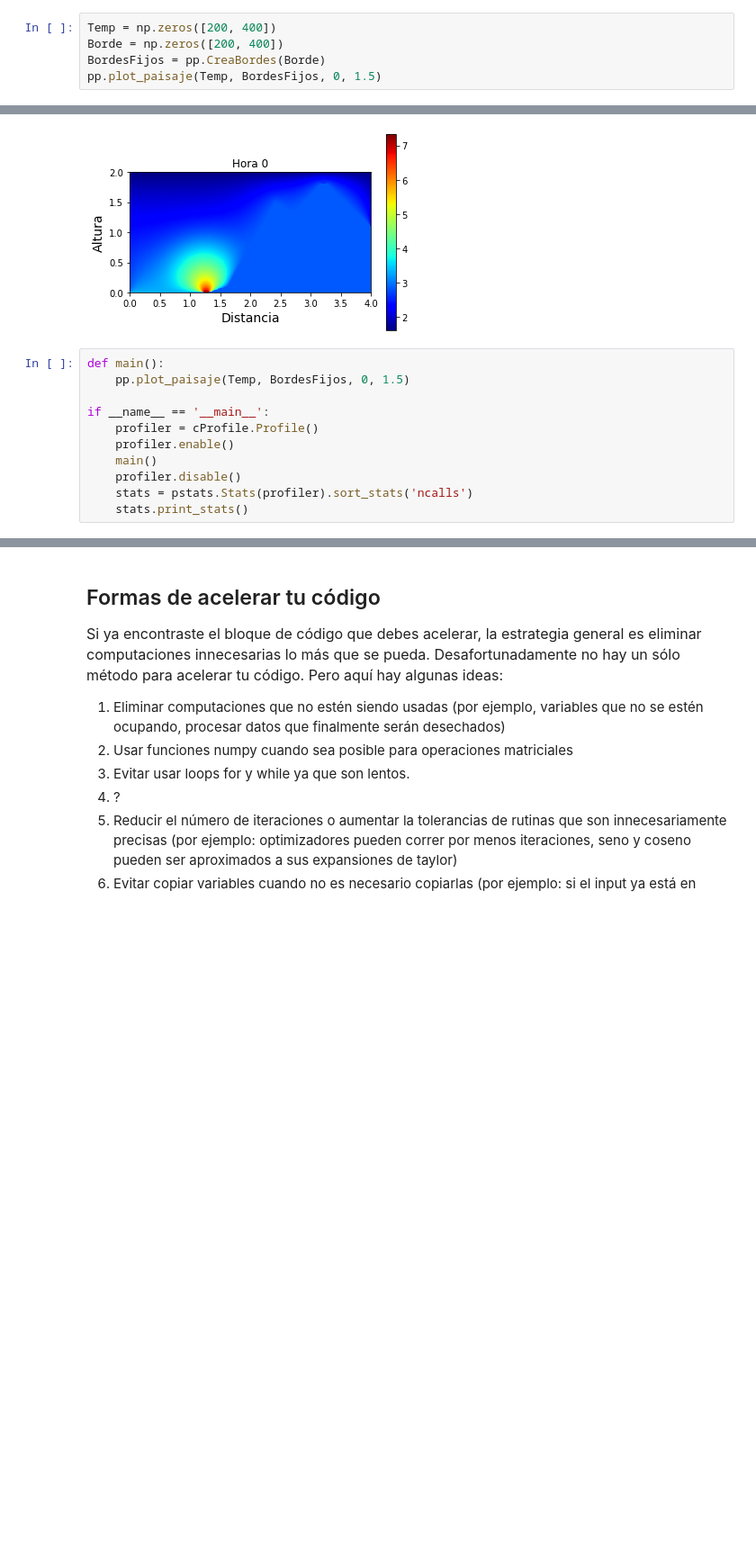
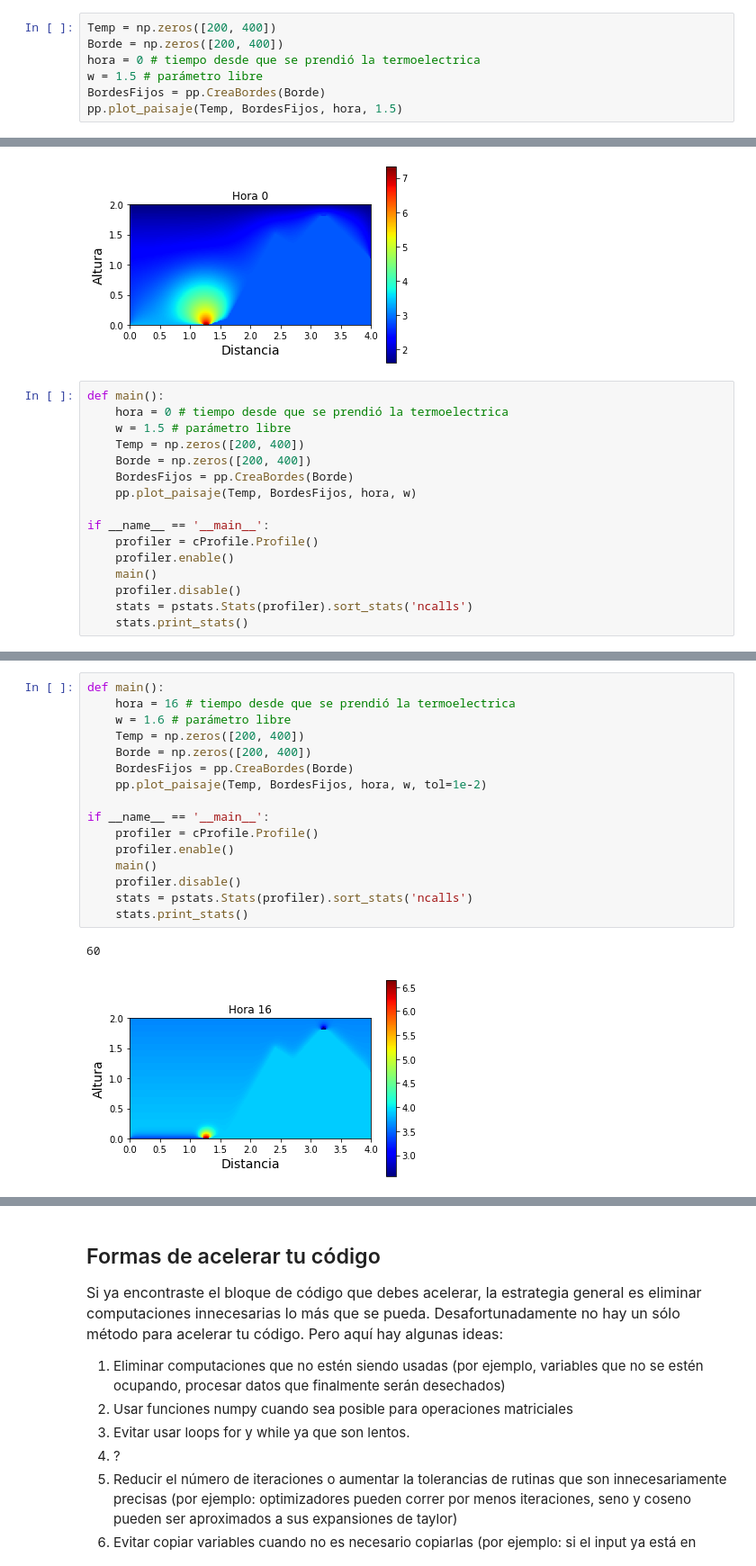
Before and after one commit to Science-and-Commit/Workshop_2022, a Jupyter notebook: 4_code_profilling_and_releasing/code_profiling.ipynb, the cells around one changed output, grey strips where cells are left out. Shown at 90% size. Cells and saved outputs as stored; diff of their text form; blank space fills up the shorter version.

```diff
--- a/4_code_profilling_and_releasing/code_profiling.ipynb
+++ b/4_code_profilling_and_releasing/code_profiling.ipynb
@@ -188,14 +191,21 @@ stats.sort_stats("time").print_stats('append', 15)
 # %%
 Temp = np.zeros([200, 400])
 Borde = np.zeros([200, 400])
+hora = 0 # tiempo desde que se prendió la termoelectrica
+w = 1.5 # parámetro libre
 BordesFijos = pp.CreaBordes(Borde)
-pp.plot_paisaje(Temp, BordesFijos, 0, 1.5)
+pp.plot_paisaje(Temp, BordesFijos, hora, 1.5)
 # %% [output]
 2239
 [figure]
 # %%
 def main():
-    pp.plot_paisaje(Temp, BordesFijos, 0, 1.5)
+    hora = 0 # tiempo desde que se prendió la termoelectrica
+    w = 1.5 # parámetro libre
+    Temp = np.zeros([200, 400])
+    Borde = np.zeros([200, 400])
+    BordesFijos = pp.CreaBordes(Borde)
+    pp.plot_paisaje(Temp, BordesFijos, hora, w)
 
 if __name__ == '__main__':
     profiler = cProfile.Profile()
@@ -208,0 +280,19 @@ NameError: name 'cProfile' is not defined
+# %%
+def main():
+    hora = 16 # tiempo desde que se prendió la termoelectrica
+    w = 1.6 # parámetro libre
+    Temp = np.zeros([200, 400])
+    Borde = np.zeros([200, 400])
+    BordesFijos = pp.CreaBordes(Borde)
+    pp.plot_paisaje(Temp, BordesFijos, hora, w, tol=1e-2)
+
+if __name__ == '__main__':
+    profiler = cProfile.Profile()
+    profiler.enable()
+    main()
+    profiler.disable()
+    stats = pstats.Stats(profiler).sort_stats('ncalls')
+    stats.print_stats()
+# %% [output]
+60
+[figure, added]
```
Also changed, not shown: parts of 19 cells of this notebook, 1 other file.
